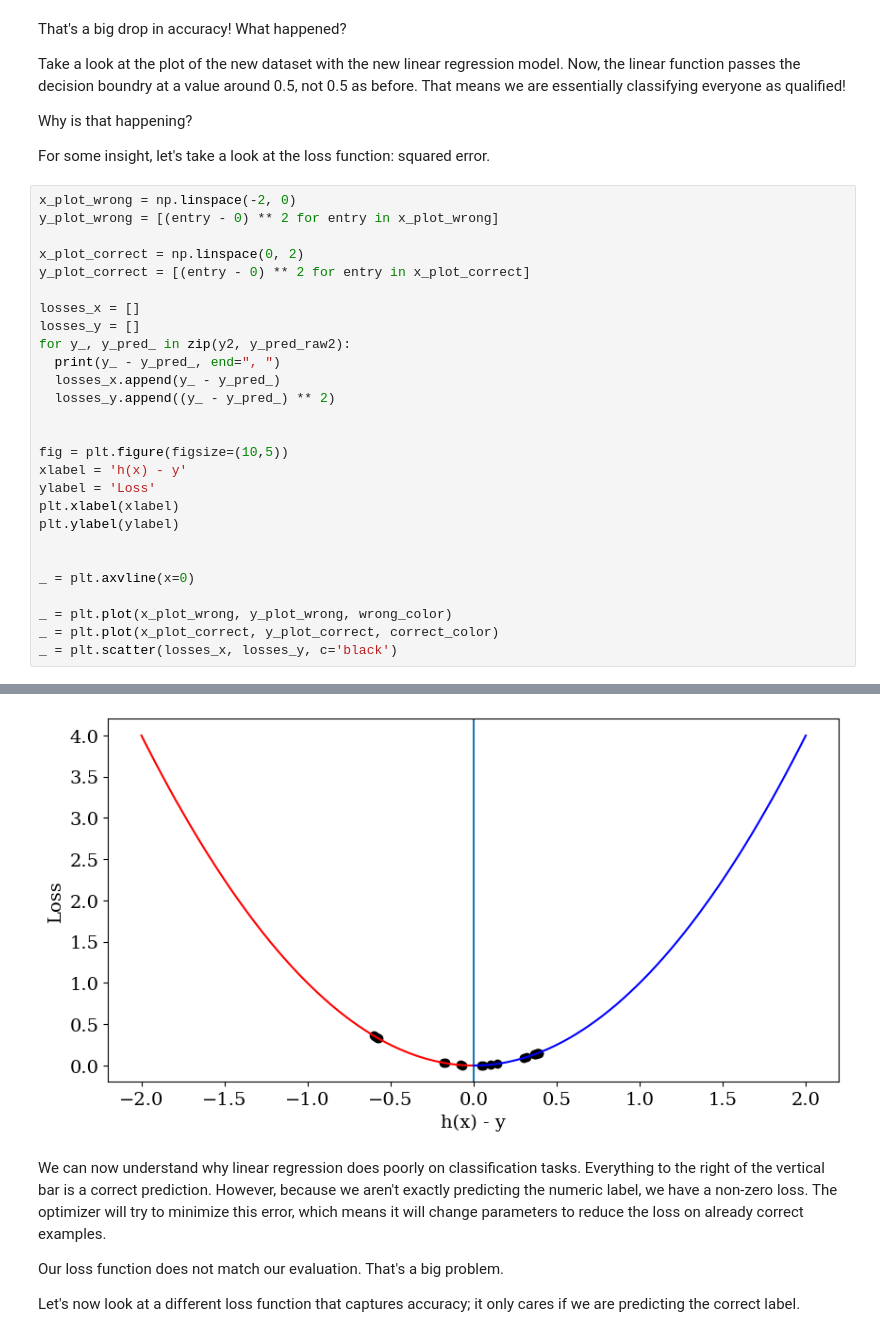
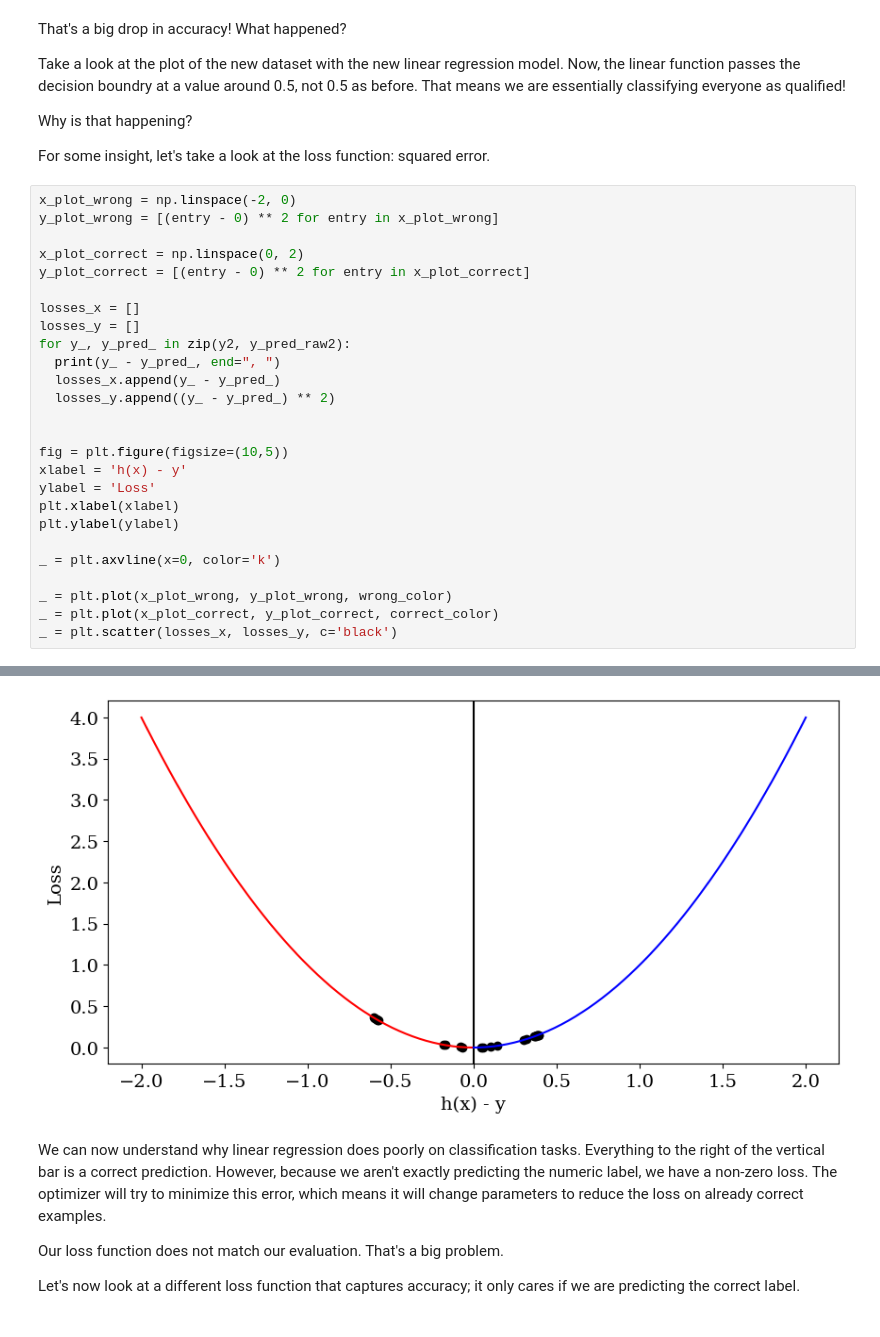
Before and after one commit to cs349f25/notebooks, a Jupyter notebook: classification_demo.ipynb, the cells around one changed output, grey strips where cells are left out. Drawn from its saved outputs; the diff is of its cells as text.

```diff
--- a/classification_demo.ipynb
+++ b/classification_demo.ipynb
@@ -220,8 +223,7 @@ ylabel = 'Loss'
 plt.xlabel(xlabel)
 plt.ylabel(ylabel)
 
-
-_ = plt.axvline(x=0)
+_ = plt.axvline(x=0, color='k')
 
 _ = plt.plot(x_plot_wrong, y_plot_wrong, wrong_color)
 _ = plt.plot(x_plot_correct, y_plot_correct, correct_color)
@@ -231,4 +233,4 @@ _ = plt.scatter(losses_x, losses_y, c='black')
-[figure, old version]
+[figure, new version]
 # %% [markdown]
 
 We can now understand why linear regression does poorly on classification tasks. Everything to the right of the vertical bar is a correct prediction. However, because we aren't exactly predicting the numeric label, we have a non-zero loss. The optimizer will try to minimize this error, which means it will change parameters to reduce the loss on already correct examples.
```
Also changed, not shown: parts of 7 cells of this notebook.
